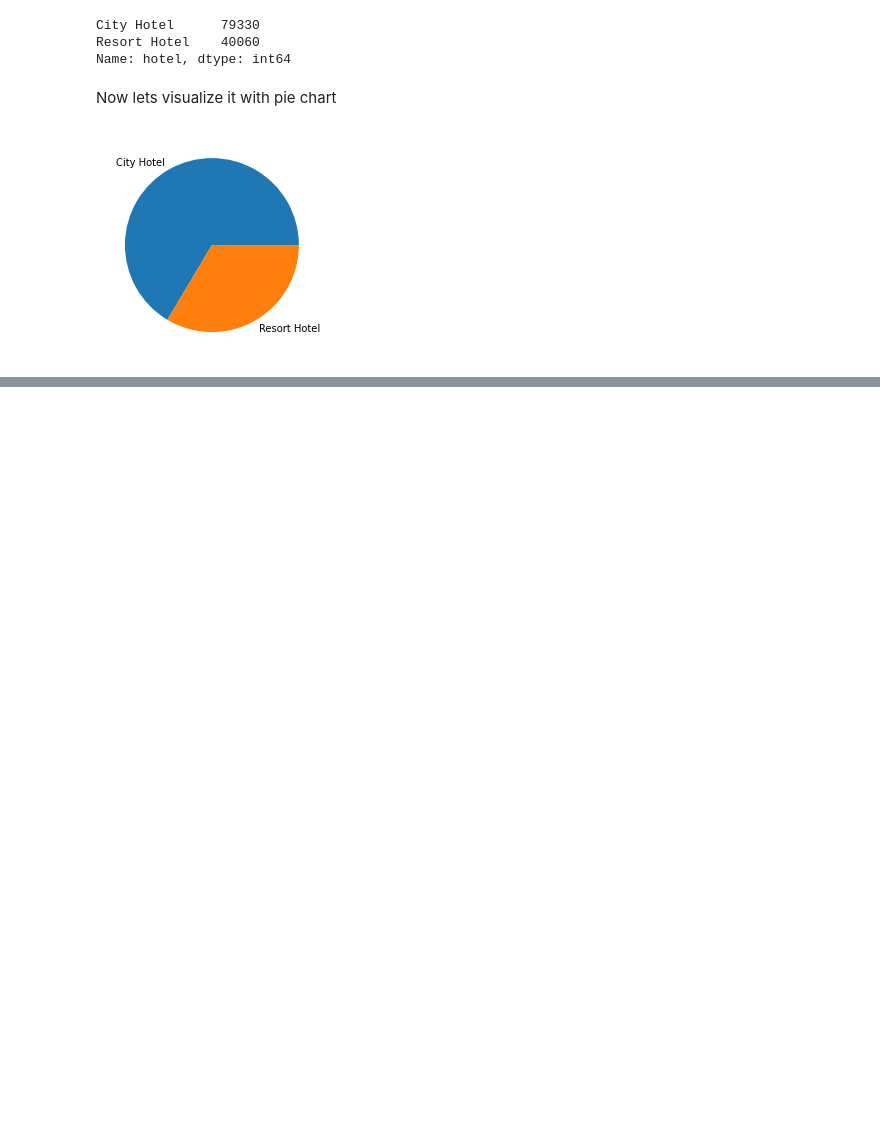
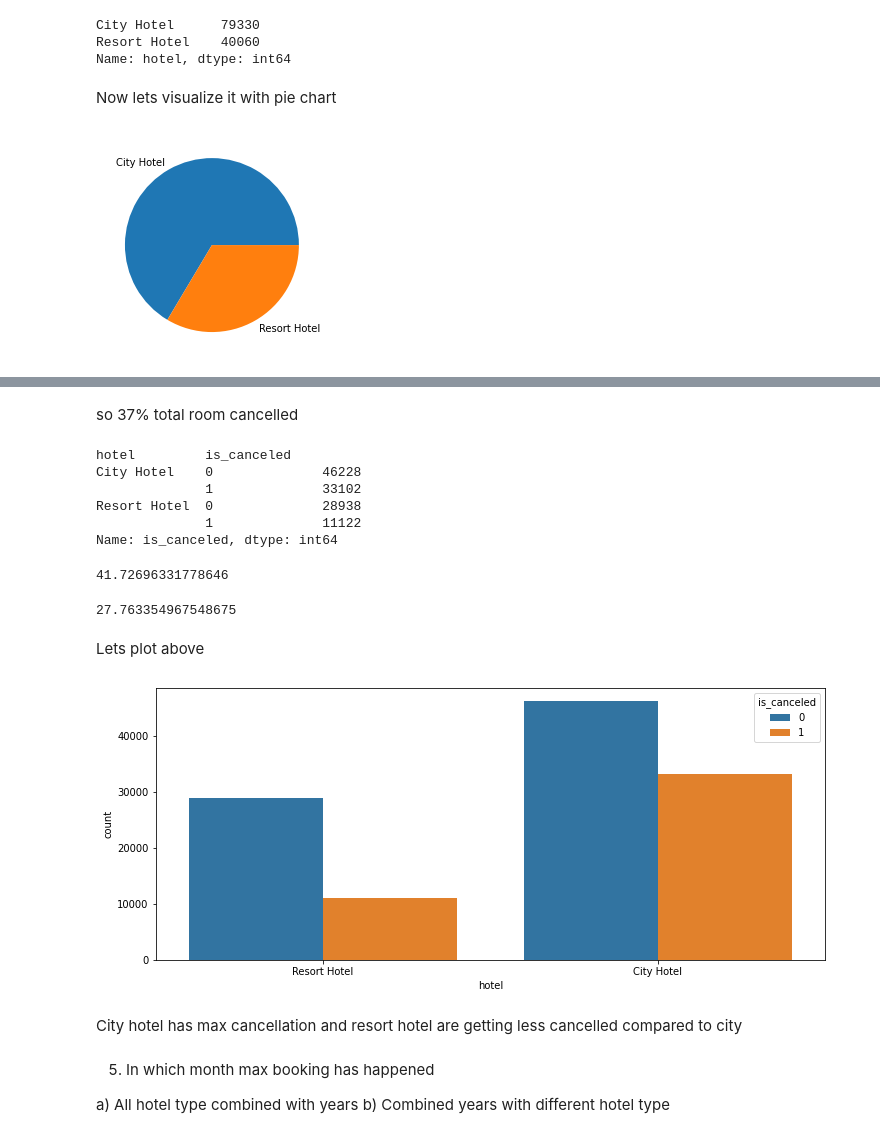
Before and after one commit to kiran2424/hotel-booking-data-analysis, a Jupyter notebook: Copy_of_Hotel_Booking_Analysis_Capstone_Project.ipynb, the cells around one changed output, grey strips where cells are left out. Drawn from its saved outputs; the diff is of its cells as text; code cells hidden in the pictures; blank space fills up the shorter version.

```diff
--- a/Copy_of_Hotel_Booking_Analysis_Capstone_Project.ipynb
+++ b/Copy_of_Hotel_Booking_Analysis_Capstone_Project.ipynb
@@ -98,0 +154,37 @@ plt.show()
+# %% [markdown]
+so 37% total room cancelled
+# %%
+c=df_data.groupby(['hotel'])['is_canceled'].value_counts()
+c
+# %% [output]
+hotel         is_canceled
+City Hotel    0              46228
+              1              33102
+Resort Hotel  0              28938
+              1              11122
+Name: is_canceled, dtype: int64
+# %%
+# city cancelled
+(c[1])/(c[0]+c[1])*100
+# %% [output]
+41.72696331778646
+# %%
+# Resort cancelled
+c[3]/(c[2]+c[3])*100
+# %% [output]
+27.763354967548675
+# %% [markdown]
+Lets plot above
+# %%
+plt.figure(figsize=(12,5))
+sns.countplot(x='hotel', hue = 'is_canceled', data= df_data)
+plt.show()
+# %% [output]
+[figure, added]
+# %% [markdown]
+City hotel has max cancellation and resort hotel are getting less cancelled compared to city
+# %% [markdown]
+5.   In which month max booking has happened
+
+a) All hotel type combined with years
+b) Combined years with different hotel type
```
Also changed, not shown: parts of 24 cells of this notebook.
